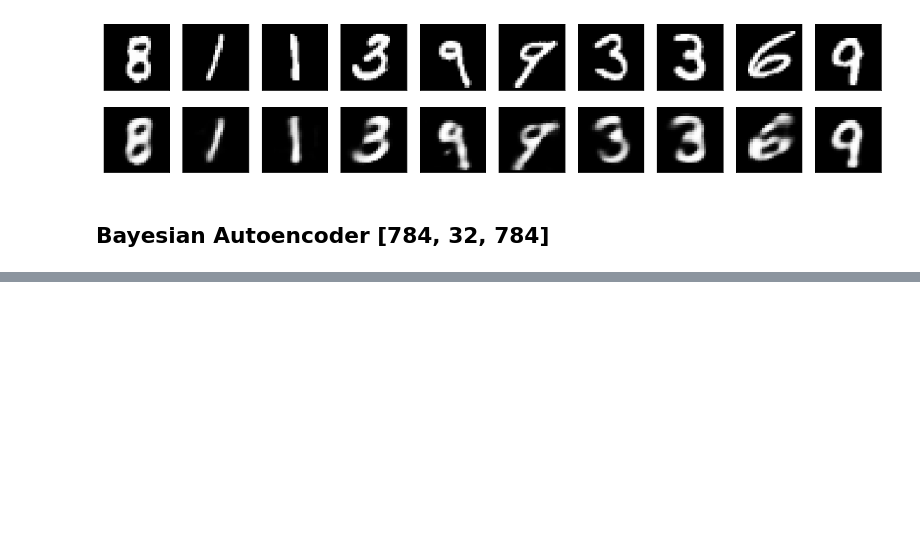
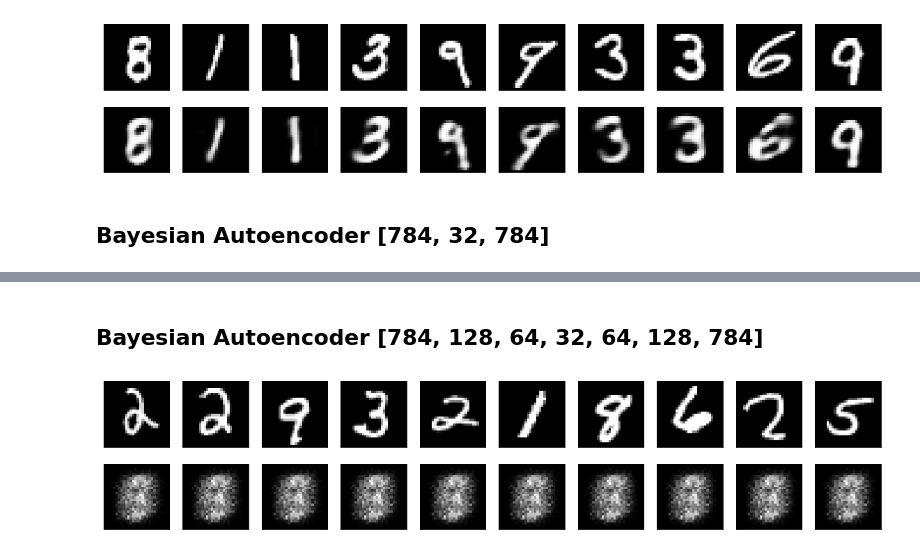
Before and after one commit to ibarrond/VariationalAutoencoders, a Jupyter notebook: BNN-Autoencoder.ipynb, the cells around one changed output, grey strips where cells are left out. Saved outputs shown, nothing was run; the diff lists cells and outputs as text; code cells hidden in the pictures; blank space fills up the shorter version.

```diff
--- a/BNN-Autoencoder.ipynb
+++ b/BNN-Autoencoder.ipynb
@@ -128,0 +145,6 @@ vi.plot_enc_dec(10)
+# %% [markdown]
+## Bayesian Autoencoder [784, 128, 64, 32, 64, 128, 784]
+# %%
+vi.plot_enc_dec(10)
+# %% [output]
+[figure, added]
```
Also changed, not shown: parts of 13 cells of this notebook, 12 other files.
